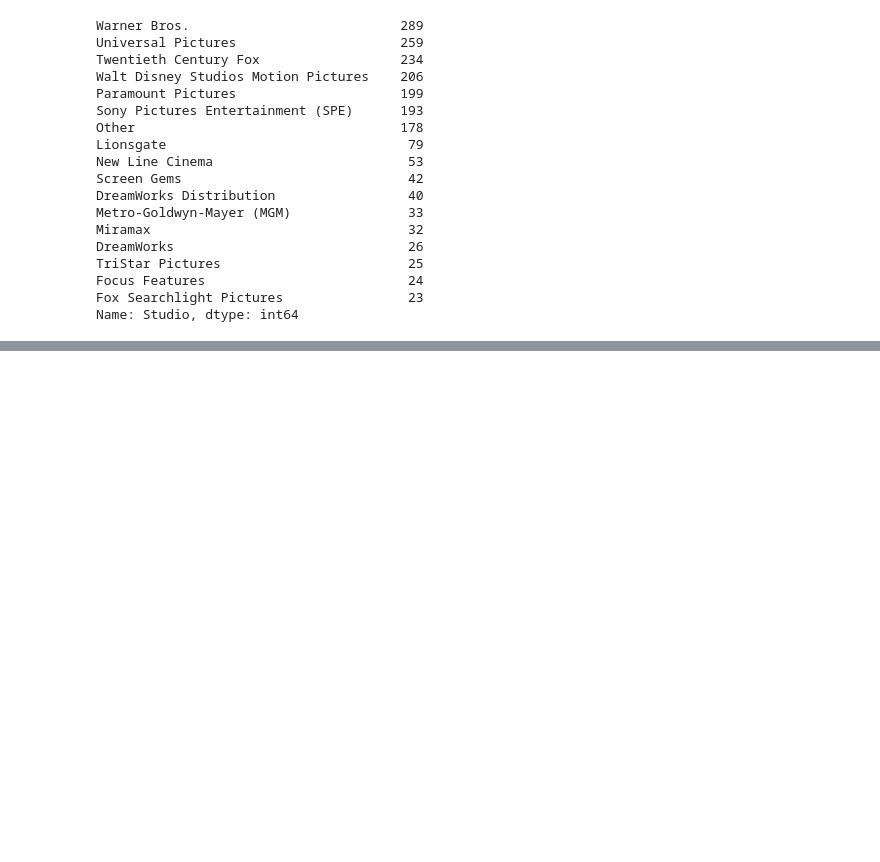
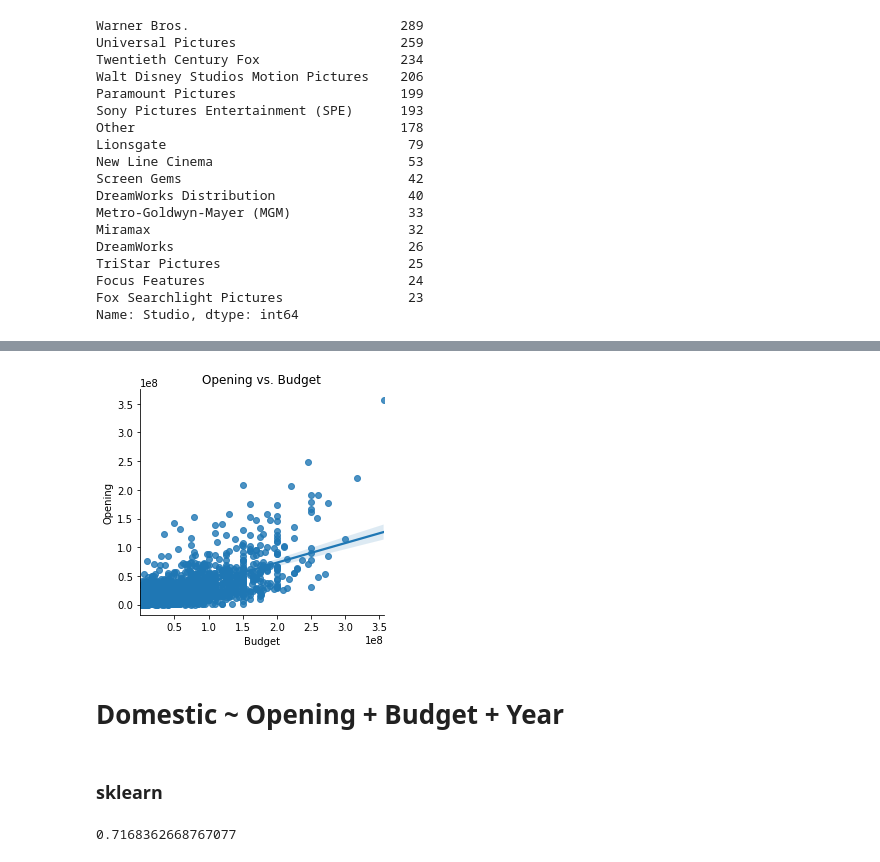
Before and after one commit to jpizzollo/Movie_Regression, a Jupyter notebook: Predicting_Earnings.ipynb, the cells around one changed output, grey strips where cells are left out. Cells and saved outputs as stored; diff of their text form; code cells hidden in the pictures; blank space fills up the shorter version.

```diff
--- a/Predicting_Earnings.ipynb
+++ b/Predicting_Earnings.ipynb
@@ -340,0 +279,28 @@ pd.to_datetime('2019-06-20').month
+# %%
+sns.lmplot(x='Budget', y='Opening',\
+           data=movies_df, fit_reg=True, height=4)
+ax = plt.gca()
+ax.set_title('Opening vs. Budget');
+# %% [output]
+[figure, added]
+# %% [markdown]
+# Domestic ~ Opening + Budget + Year
+# %% [markdown]
+### sklearn
+# %%
+# Create a simple linear regression:
+lr_OBY = LinearRegression()
+
+# Choose Opening and Budget as features
+X = movies_df[['Opening', 'Budget', 'Year']]
+
+# Choose Domestic earnings as response variable
+y = movies_df['Domestic']
+
+# Fit
+lr_OBY.fit(X,y)
+
+# Score
+lr_OBY.score(X,y)
+# %% [output]
+0.7168362668767077
```
Also changed, not shown: parts of 86 cells of this notebook.
